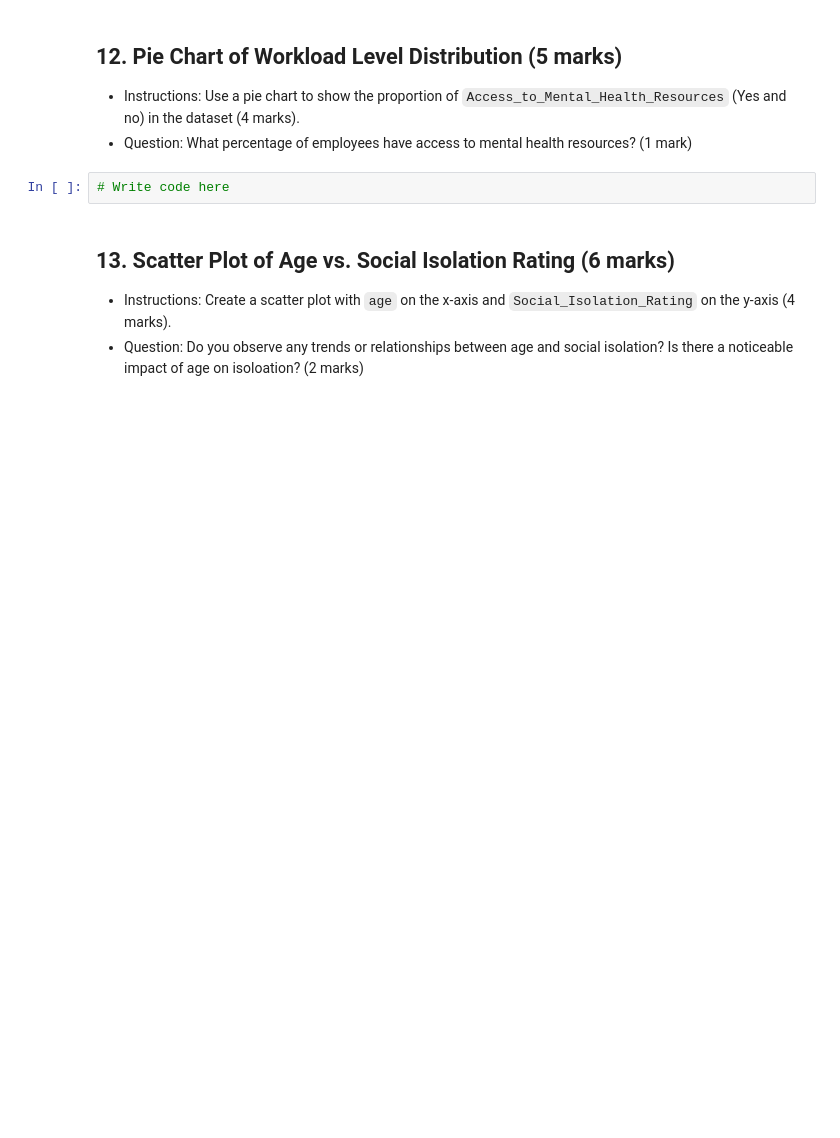
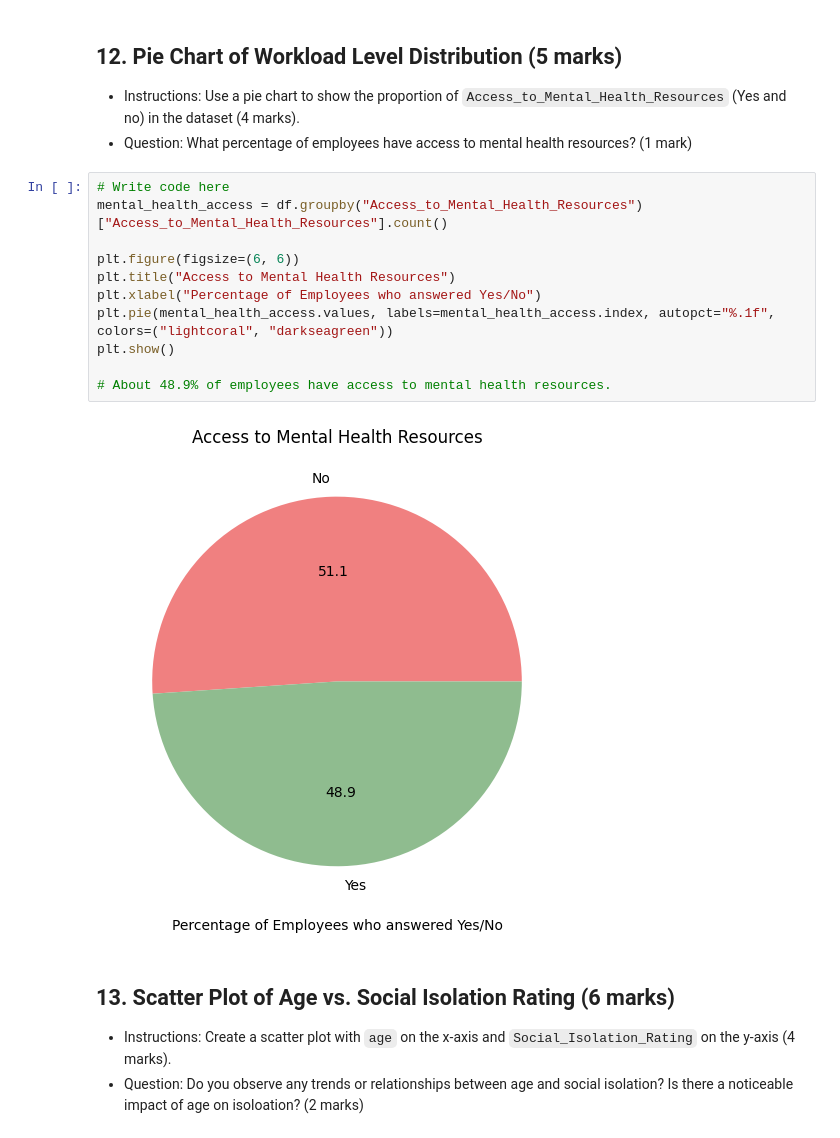
Before and after one commit to cybardev/ShiftKey-DataAnalytics, a Jupyter notebook: Assessment/Data_Analytics_with_Python_Assessment.ipynb, the cells around one changed output. Cells and saved outputs as stored; diff of their text form; blank space fills up the shorter version.

```diff
--- a/Assessment/Data_Analytics_with_Python_Assessment.ipynb
+++ b/Assessment/Data_Analytics_with_Python_Assessment.ipynb
@@ -190,8 +398,19 @@ Instructions: Use individual commands to find the statistical summary.
 ## 12. Pie Chart of Workload Level Distribution (5 marks)
 - Instructions: Use a pie chart to show the proportion of `Access_to_Mental_Health_Resources` (Yes and no) in the dataset (4 marks).
 - Question: What percentage of employees have access to mental health resources? (1 mark)
-# %%
-# Write code here
+# %%
+# Write code here
+mental_health_access = df.groupby("Access_to_Mental_Health_Resources")["Access_to_Mental_Health_Resources"].count()
+
+plt.figure(figsize=(6, 6))
+plt.title("Access to Mental Health Resources")
+plt.xlabel("Percentage of Employees who answered Yes/No")
+plt.pie(mental_health_access.values, labels=mental_health_access.index, autopct="%.1f", colors=("lightcoral", "darkseagreen"))
+plt.show()
+
+# About 48.9% of employees have access to mental health resources.
+# %% [output]
+[figure, added]
 # %% [markdown]
 ## 13. Scatter Plot of Age vs. Social Isolation Rating (6 marks)
 - Instructions: Create a scatter plot with `age` on the x-axis and `Social_Isolation_Rating` on the y-axis (4 marks).
```
Also changed, not shown: parts of 34 cells of this notebook.
